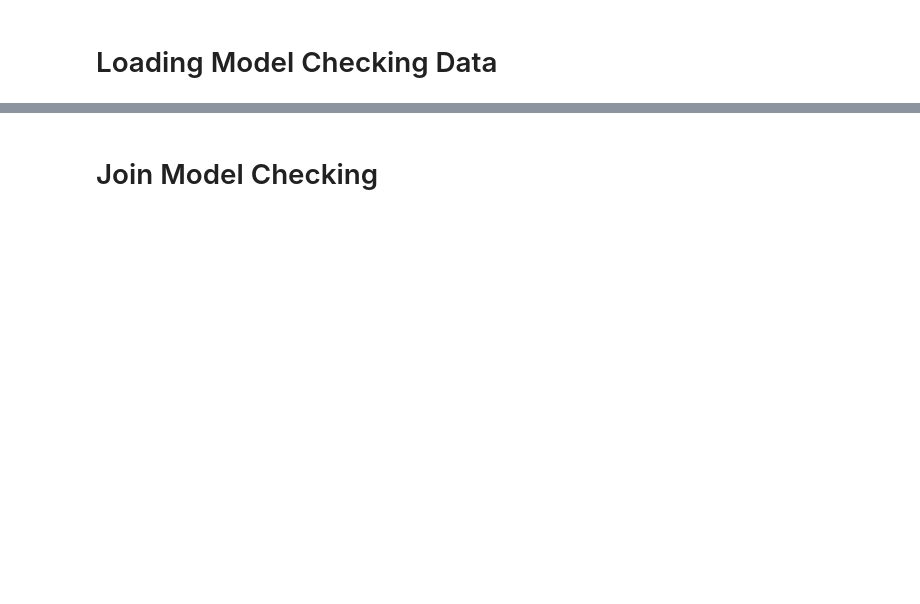
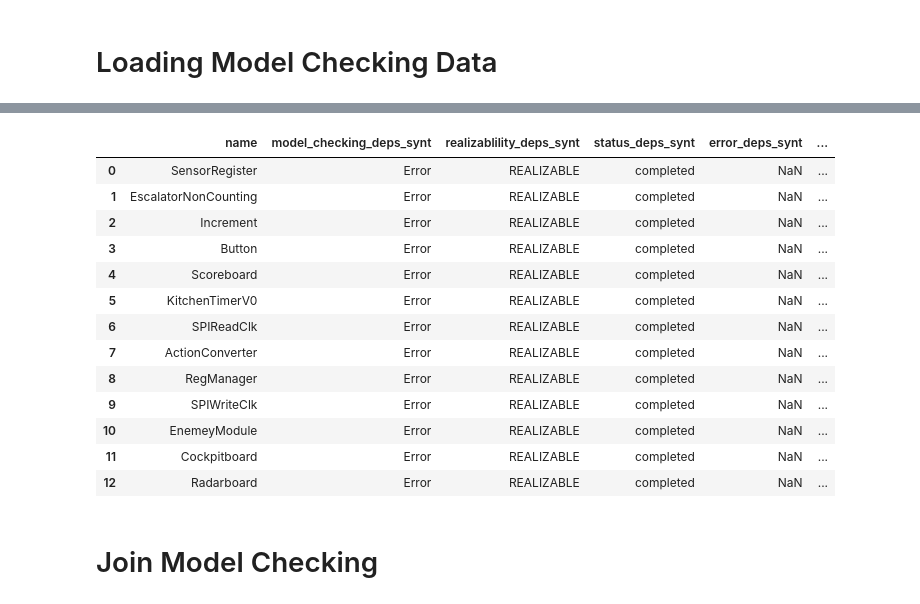
Before and after one commit to eliyaoo32/DepSynt, a Jupyter notebook: notebooks/model-checking.ipynb, the cells around one changed output, grey strips where cells are left out. Drawn from its saved outputs; the diff is of its cells as text; code cells hidden in the pictures; blank space fills up the shorter version.

```diff
--- a/notebooks/model-checking.ipynb
+++ b/notebooks/model-checking.ipynb
@@ -218,0 +241,4 @@ spot_sd_df
+# %%
+X = deps_synt_df[["name", "model_checking","realizablility","status","error"]]
+deps_synt_err_instances = X[(X["realizablility"] != 'UNREALIZABLE') & (X["model_checking"] != 'OK') & (X["status"] == 'completed')]
+deps_synt_err_instances
@@ -219,3 +260,23 @@ spot_sd_df
+# %%
+
+X = without_deps_synt_df[["name", "model_checking","realizablility","status","error"]]
+pd.merge(deps_synt_err_instances, X, on="name", suffixes=('_deps_synt', '_without_deps_synt'))
+# X[(X["realizablility"] != 'UNREALIZABLE') & (X["model_checking"] != 'OK') & (X["status"] == 'completed')]
+# %% [output]
+|  | name | model_checking_deps_synt | realizablility_deps_synt | status_deps_synt | error_deps_synt | ... |
+| 0 | SensorRegister | Error | REALIZABLE | completed | NaN | ... |
+| 1 | EscalatorNonCounting | Error | REALIZABLE | completed | NaN | ... |
+| 2 | Increment | Error | REALIZABLE | completed | NaN | ... |
+| 3 | Button | Error | REALIZABLE | completed | NaN | ... |
+| 4 | Scoreboard | Error | REALIZABLE | completed | NaN | ... |
+| 5 | KitchenTimerV0 | Error | REALIZABLE | completed | NaN | ... |
+| 6 | SPIReadClk | Error | REALIZABLE | completed | NaN | ... |
+| 7 | ActionConverter | Error | REALIZABLE | completed | NaN | ... |
+| 8 | RegManager | Error | REALIZABLE | completed | NaN | ... |
+| 9 | SPIWriteClk | Error | REALIZABLE | completed | NaN | ... |
+| 10 | EnemeyModule | Error | REALIZABLE | completed | NaN | ... |
+| 11 | Cockpitboard | Error | REALIZABLE | completed | NaN | ... |
+| 12 | Radarboard | Error | REALIZABLE | completed | NaN | ... |
 # %% [markdown]
 # Join Model Checking
 # %%
```
Also changed, not shown: parts of 8 cells of this notebook.
